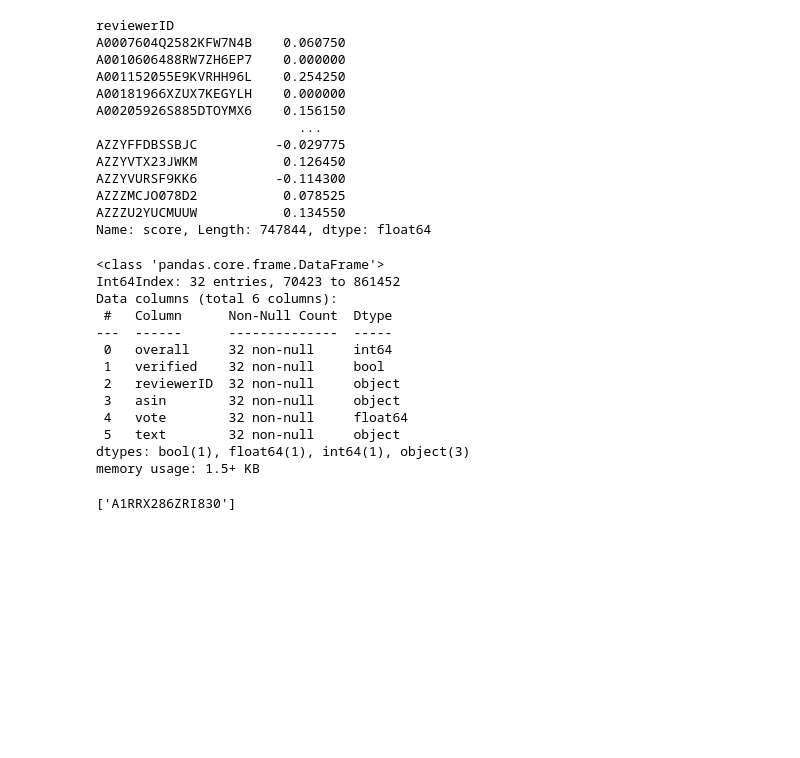
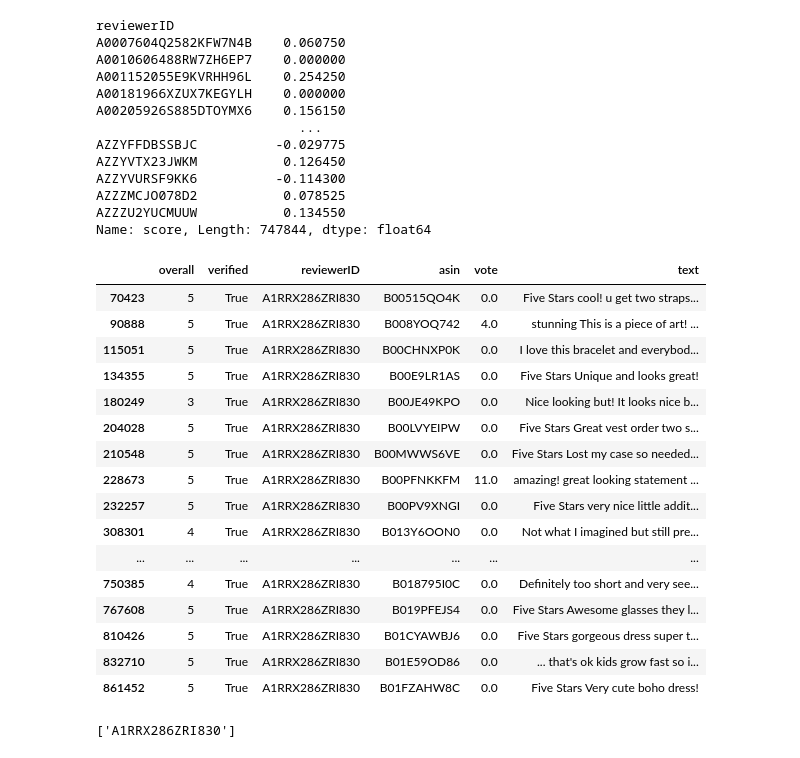
Before and after one commit to Sambhavmahajan11/swym_project, a Jupyter notebook: swym.ipynb, the cells around one changed output. Cells and saved outputs as stored; diff of their text form; code cells hidden in the pictures; blank space fills up the shorter version.

```diff
--- a/swym.ipynb
+++ b/swym.ipynb
@@ -250,21 +169,25 @@ Name: score, Length: 747844, dtype: float64
 mx=grouped.max()
 x=grouped[grouped==mx].index.tolist()
 # %%
-review_df[review_df['reviewerID']==x[0]].info()
+review_df[review_df['reviewerID']==x[0]]
 # %% [output]
-<class 'pandas.core.frame.DataFrame'>
-Int64Index: 32 entries, 70423 to 861452
-Data columns (total 6 columns):
- #   Column      Non-Null Count  Dtype
----  ------      --------------  -----
- 0   overall     32 non-null     int64
- 1   verified    32 non-null     bool
- 2   reviewerID  32 non-null     object
- 3   asin        32 non-null     object
- 4   vote        32 non-null     float64
- 5   text        32 non-null     object
-dtypes: bool(1), float64(1), int64(1), object(3)
-memory usage: 1.5+ KB
+|  | overall | verified | reviewerID | asin | vote | text |
+| 70423 | 5 | True | A1RRX286ZRI830 | B00515QO4K | 0.0 | Five Stars cool! u get two straps... |
+| 90888 | 5 | True | A1RRX286ZRI830 | B008YOQ742 | 4.0 | stunning This is a piece of art! ... |
+| 115051 | 5 | True | A1RRX286ZRI830 | B00CHNXP0K | 0.0 | I love this bracelet and everybod... |
+| 134355 | 5 | True | A1RRX286ZRI830 | B00E9LR1AS | 0.0 | Five Stars Unique and looks great! |
+| 180249 | 3 | True | A1RRX286ZRI830 | B00JE49KPO | 0.0 | Nice looking but! It looks nice b... |
+| 204028 | 5 | True | A1RRX286ZRI830 | B00LVYEIPW | 0.0 | Five Stars Great vest order two s... |
+| 210548 | 5 | True | A1RRX286ZRI830 | B00MWWS6VE | 0.0 | Five Stars Lost my case so needed... |
+| 228673 | 5 | True | A1RRX286ZRI830 | B00PFNKKFM | 11.0 | amazing! great looking statement ... |
+| 232257 | 5 | True | A1RRX286ZRI830 | B00PV9XNGI | 0.0 | Five Stars very nice little addit... |
+| 308301 | 4 | True | A1RRX286ZRI830 | B013Y6OON0 | 0.0 | Not what I imagined but still pre... |
+| ... | ... | ... | ... | ... | ... | ... |
+| 750385 | 4 | True | A1RRX286ZRI830 | B018795I0C | 0.0 | Definitely too short and very see... |
+| 767608 | 5 | True | A1RRX286ZRI830 | B019PFEJS4 | 0.0 | Five Stars Awesome glasses they l... |
+| 810426 | 5 | True | A1RRX286ZRI830 | B01CYAWBJ6 | 0.0 | Five Stars gorgeous dress super t... |
+| 832710 | 5 | True | A1RRX286ZRI830 | B01E59OD86 | 0.0 | ... that's ok kids grow fast so i... |
+| 861452 | 5 | True | A1RRX286ZRI830 | B01FZAHW8C | 0.0 | Five Stars Very cute boho dress! |
 # %%
 x
 # %% [output]
```
Also changed, not shown: parts of 20 cells of this notebook.
